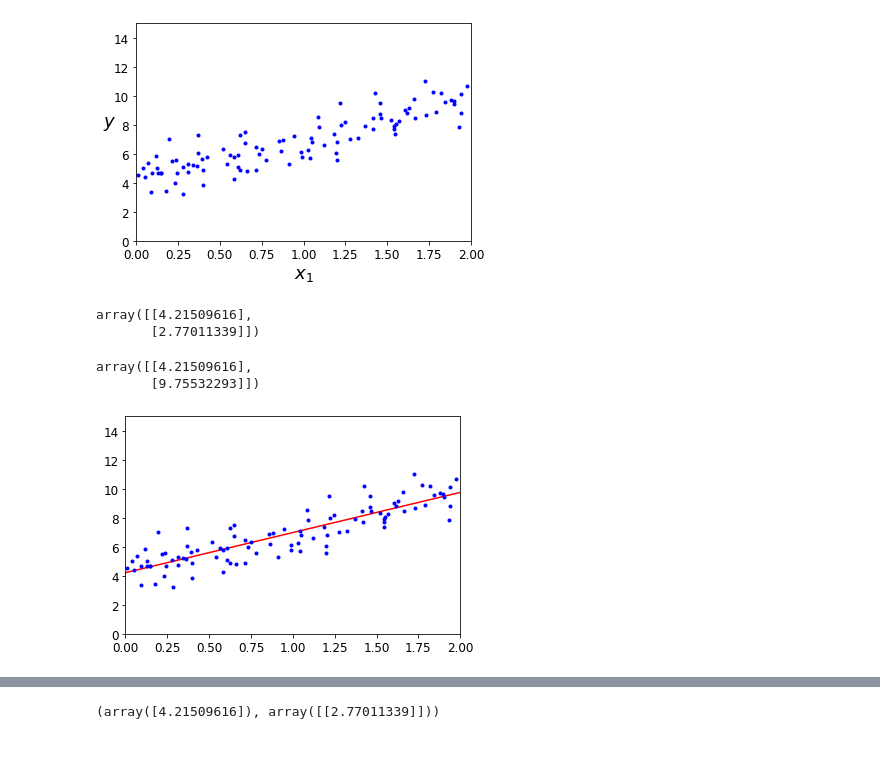
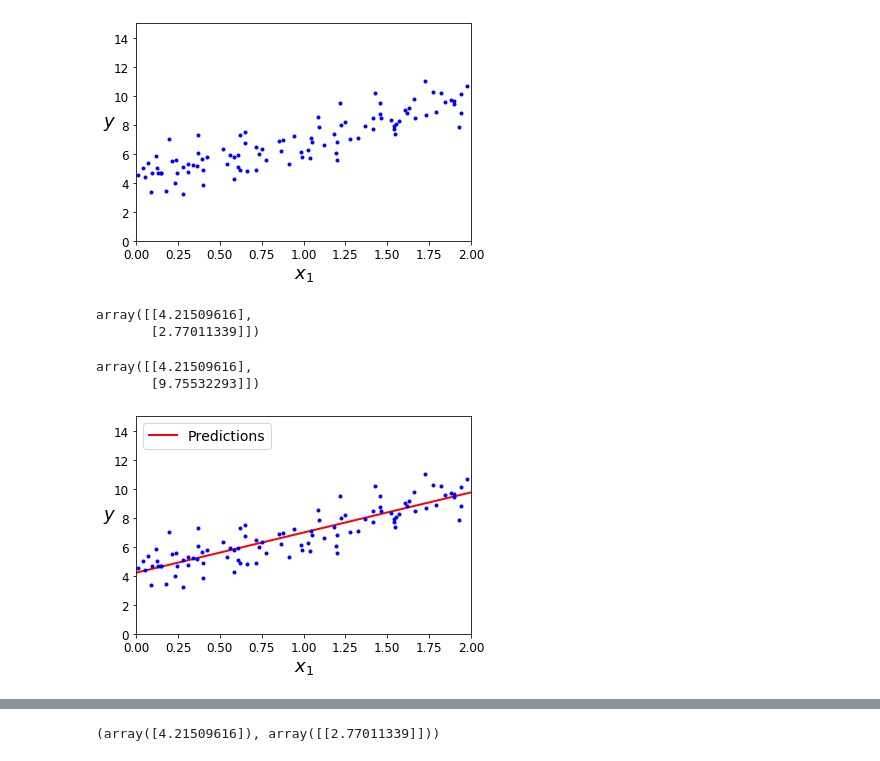
Before and after one commit to cloudxlab/iitr-deep-learning-spl-tf2, a Jupyter notebook: machine_learning_algorithms.ipynb, the cells around one changed output, grey strips where cells are left out. Cells and saved outputs as stored; diff of their text form; code cells hidden in the pictures.

Commit message:
Updated ML Algo notebook
Added comments, and explanations. Removed saving of plots.

```diff
--- a/machine_learning_algorithms.ipynb
+++ b/machine_learning_algorithms.ipynb
@@ -63,7 +74,9 @@ X_b = np.c_[np.ones((100, 1)), X]  # add x0 = 1 to each instance
 theta_best = np.linalg.inv(X_b.T.dot(X_b)).dot(X_b.T).dot(y)
-# %%
-theta_best
-# %% [output]
-array([[4.21509616],
-       [2.77011339]])
+# %%
+# Let's check the findings of the equation
+
+theta_best # close enough but he noise made it impossible to recover the exact parameters of the original function
+# %% [output]
+array([[4.21509616],
+       [2.77011339]])
 # %%
@@ -75,9 +90,14 @@ y_predict
 array([[4.21509616],
        [9.75532293]])
 # %%
-plt.plot(X_new, y_predict, "r-")
+# Let's plot the model's predictions
+
+plt.plot(X_new, y_predict, "r-", linewidth=2, label="Predictions")
 plt.plot(X, y, "b.")
+plt.xlabel("$x_1$", fontsize=18)
+plt.ylabel("$y$", rotation=0, fontsize=18)
+plt.legend(loc="upper left", fontsize=14)
 plt.axis([0, 2, 0, 15])
 plt.show()
 # %% [output]
-[figure, old version]
+[figure, new version]
```
Also changed, not shown: parts of 72 cells of this notebook.
